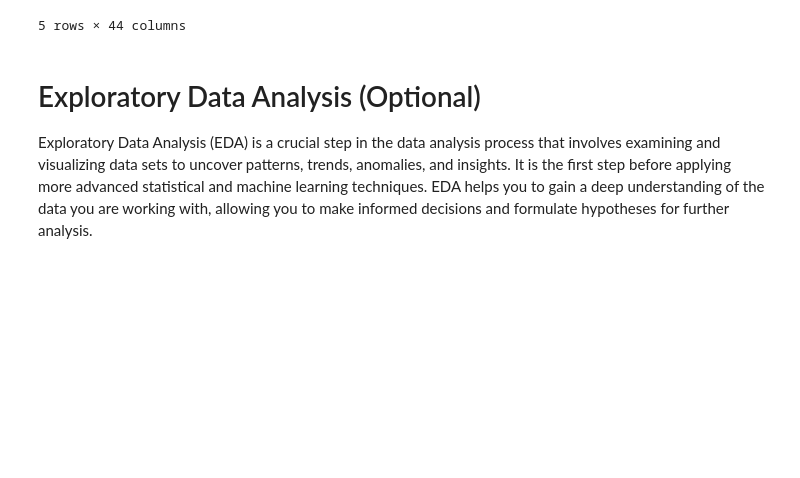
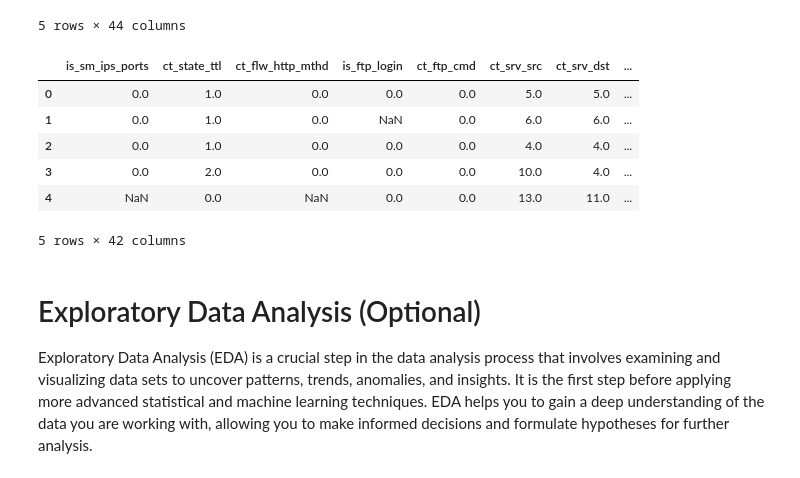
Before and after one commit to raflyhangga/tubes2-ai, a Jupyter notebook: src/IF3170 Artificial Intelligence _ Tugas Besar 2 Notebook .ipynb, the cells around one changed output. Cells and saved outputs as stored; diff of their text form; code cells hidden in the pictures; blank space fills up the shorter version.

```diff
--- a/src/IF3170 Artificial Intelligence _ Tugas Besar 2 Notebook .ipynb
+++ b/src/IF3170 Artificial Intelligence _ Tugas Besar 2 Notebook .ipynb
@@ -40,6 +40,24 @@ df.head()
 | 3 | 0.0 | 0.0 | 0.0 | 0.0 | 0.0 | 9.0 | 9.0 | ... |
 | 4 | 0.0 | 0.0 | 0.0 | 0.0 | 0.0 | 3.0 | 3.0 | ... |
 5 rows × 44 columns
+# %%
+df_additional_features_test = pd.read_csv('./data/test/additional_features_test.csv')
+df_basic_features_test = pd.read_csv('./data/test/basic_features_test.csv')
+df_content_features_test = pd.read_csv('./data/test/content_features_test.csv')
+df_flow_features_test = pd.read_csv('./data/test/flow_features_test.csv')
+df_time_features_test = pd.read_csv('./data/test/time_features_test.csv')
+
+df_test = df_additional_features_test.merge(df_basic_features_test, on='id', how='outer').merge(df_content_features_test, on='id', how='outer').merge(df_flow_features_test, on='id', how='outer').merge(df_time_features_test,on='id', how='outer')
+
+df_test.head()
+# %% [output]
+|  | is_sm_ips_ports | ct_state_ttl | ct_flw_http_mthd | is_ftp_login | ct_ftp_cmd | ct_srv_src | ct_srv_dst | ... |
+| 0 | 0.0 | 1.0 | 0.0 | 0.0 | 0.0 | 5.0 | 5.0 | ... |
+| 1 | 0.0 | 1.0 | 0.0 | NaN | 0.0 | 6.0 | 6.0 | ... |
+| 2 | 0.0 | 1.0 | 0.0 | 0.0 | 0.0 | 4.0 | 4.0 | ... |
+| 3 | 0.0 | 2.0 | 0.0 | 0.0 | 0.0 | 10.0 | 4.0 | ... |
+| 4 | NaN | 0.0 | NaN | 0.0 | 0.0 | 13.0 | 11.0 | ... |
+5 rows × 42 columns
 # %% [markdown]
 # Exploratory Data Analysis (Optional)
 
```
Also changed, not shown: parts of 25 cells of this notebook, 1 other file.
